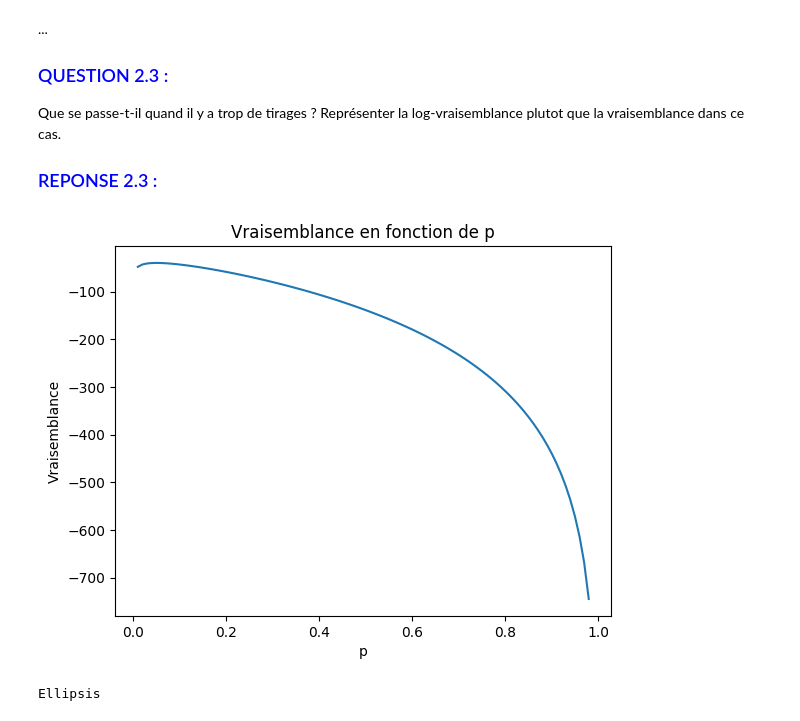
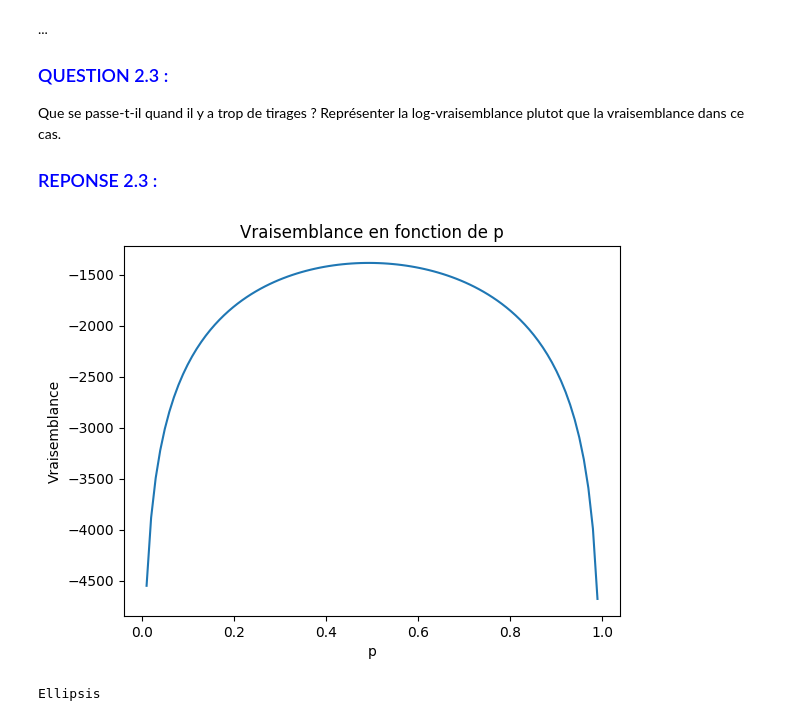
Before and after one commit to mohamed26-cyber/stat-ml, a Jupyter notebook: TPs/Exo2_MaxLikelihood.ipynb, the cells around one changed output. Saved outputs shown, nothing was run; the diff lists cells and outputs as text; code cells hidden in the pictures.

```diff
--- a/TPs/Exo2_MaxLikelihood.ipynb
+++ b/TPs/Exo2_MaxLikelihood.ipynb
@@ -57,23 +57,26 @@ Que se passe-t-il quand il y a trop de tirages ? Représenter la log-vraisemblan
 
 ### <span style="color:blue">REPONSE 2.3 :</span>
 # %%
-NbTirages=200
+NbTirages=2000
 NbPiles = np.random.randn(NbTirages) > 0
 NbPiles = np.sum(NbPiles)
-NbPiles = 10
+#NbPiles = 1700
 NbFaces=NbTirages-NbPiles
 
 
 PossibleValuesForP=np.linspace(0.01,0.99,100)
-CorrespondingLikelihood = vraisemblance(NbPiles, NbFaces, PossibleValuesForP)
-plt.plot(PossibleValuesForP, np.log(CorrespondingLikelihood))
+def logvraisemblance(n_pile, n_face, p):
+
+    return n_pile*np.log(p)+ np.log(1-p)*n_face
+CorrespondingLikelihoodlog = logvraisemblance(NbPiles, NbFaces, PossibleValuesForP)
+plt.plot(PossibleValuesForP, CorrespondingLikelihoodlog)
 plt.xlabel("p")
 plt.ylabel("Vraisemblance")
 plt.title("Vraisemblance en fonction de p")
 plt.show()
 
 
 ...
 # %% [output]
-[figure, old version]
+[figure, new version]
 Ellipsis
```
Also changed, not shown: parts of 1 cell of this notebook, 1 other file.
